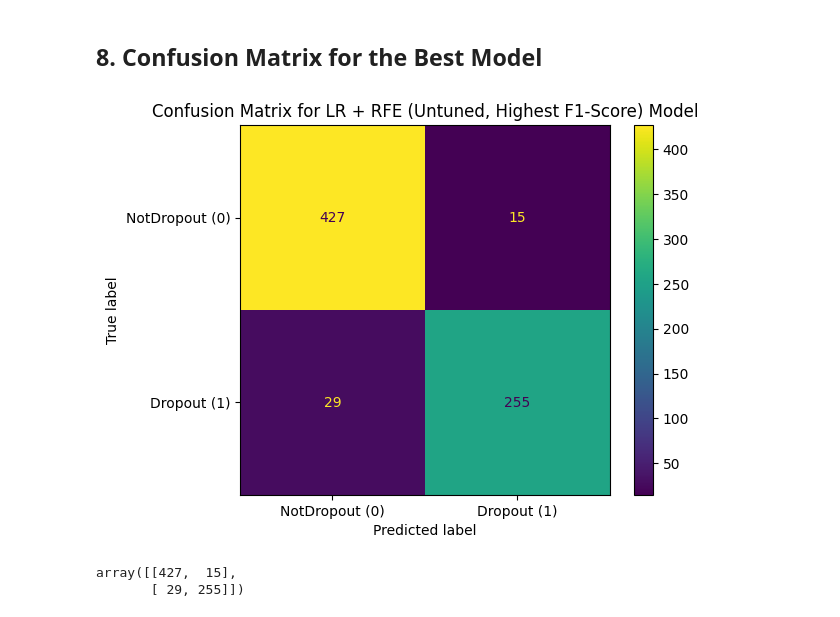
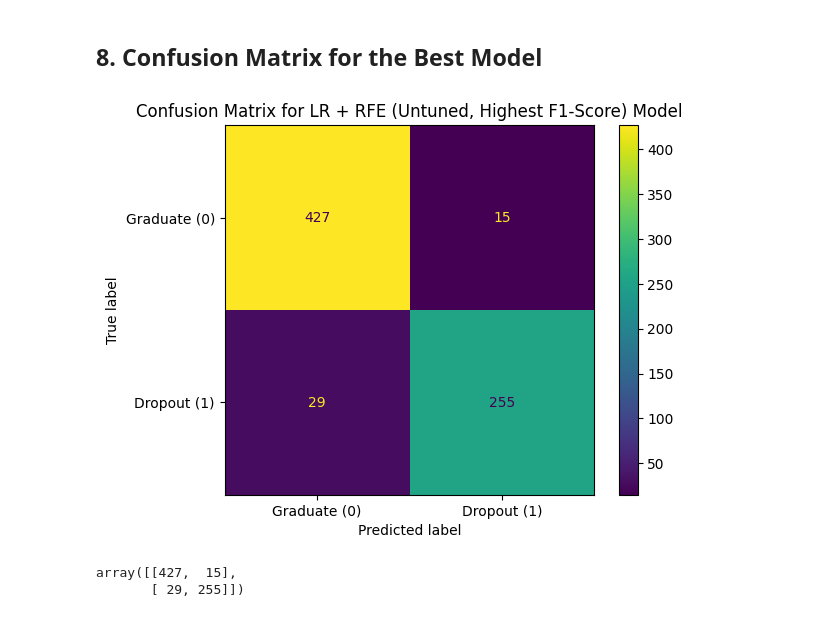
Before and after one commit to abdulmm44/Student_dropout_prediction, a Jupyter notebook: Student_dropout_(37).ipynb, the cells around one changed output. Drawn from its saved outputs; the diff is of its cells as text; code cells hidden in the pictures.

```diff
--- a/Student_dropout_(37).ipynb
+++ b/Student_dropout_(37).ipynb
@@ -2322,30 +2322,30 @@ plt.show()
 # %%
 # Generate Confusion matrix for the model with highest F1 score (LR + RFE, untuned)
 
 
 # Make predictions on the test set
 pred = lr_rfe.predict(
     X_test
 )
 
 # Compute confusion matrix
 cm = confusion_matrix(
     y_test,
     pred
 )
 
 # Display confusion matrix visually
 ConfusionMatrixDisplay(
     confusion_matrix=cm,
-    display_labels=['NotDropout (0)', 'Dropout (1)']
+    display_labels=['Graduate (0)', 'Dropout (1)']
 ).plot()
 
 plt.title('Confusion Matrix for LR + RFE (Untuned, Highest F1-Score) Model')
 
 # Show the plot
 plt.show()
 # %% [output]
-[figure, old version]
+[figure, new version]
 # %%
 cm
 # %% [output]
```
Also changed, not shown: parts of 5 cells of this notebook.
